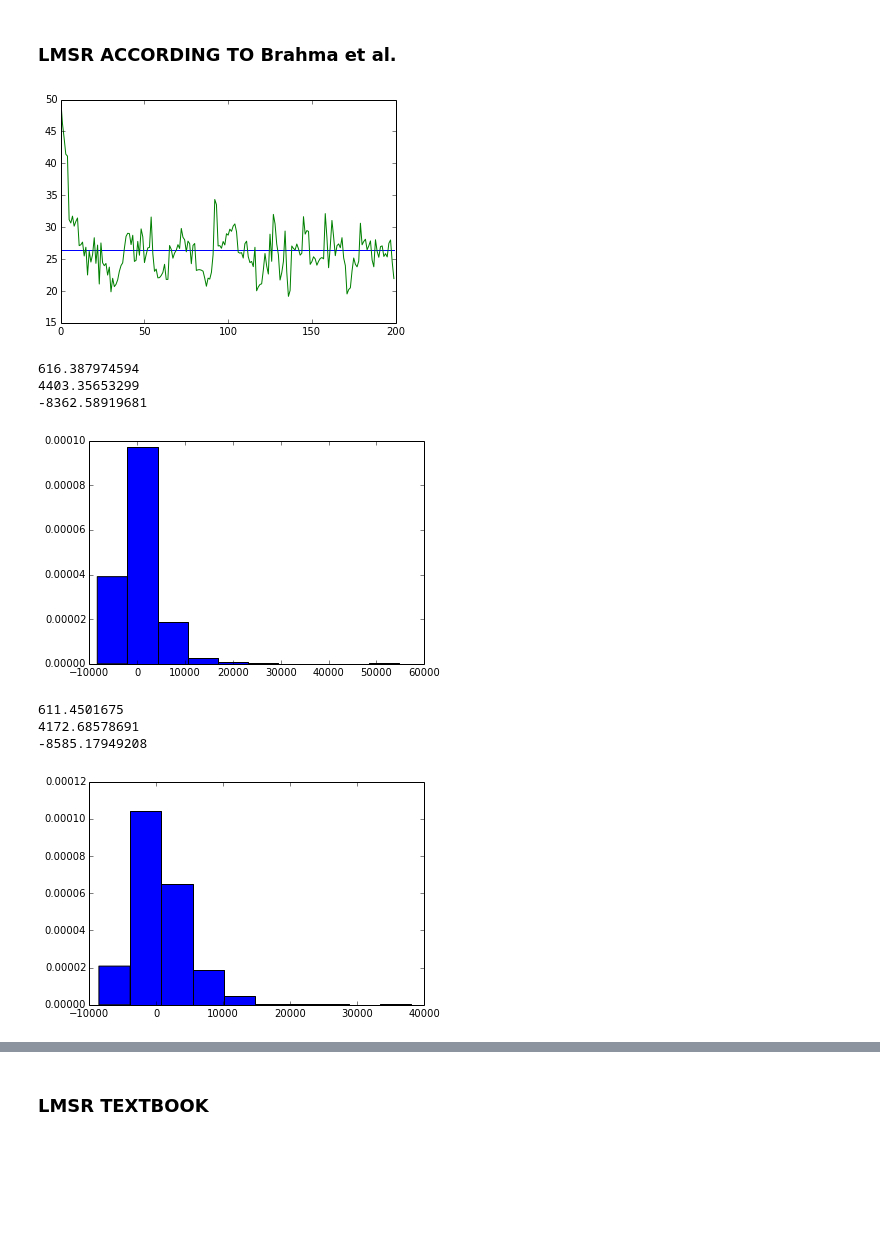
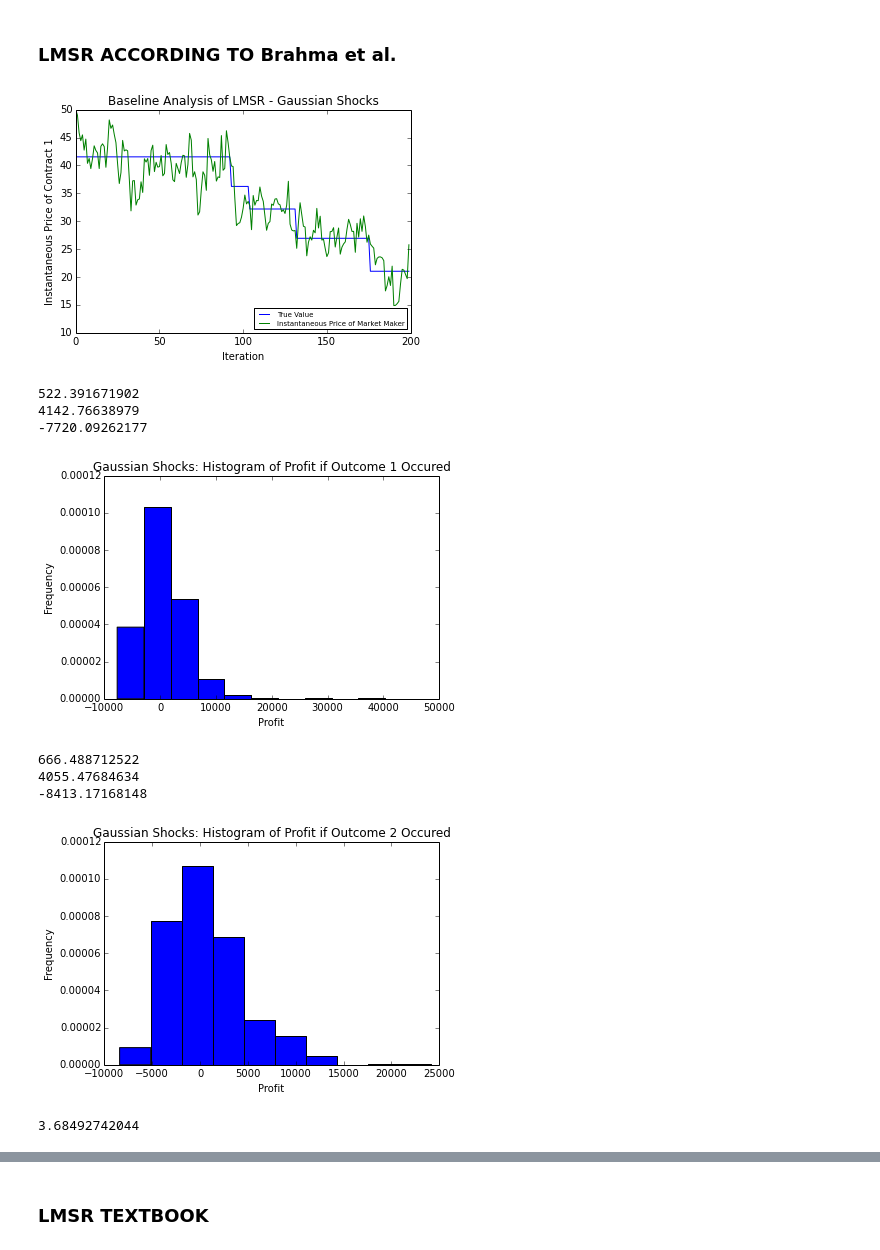
Before and after one commit to howardzhangcs/CS186FinalProject, a Jupyter notebook: Simulation/Simulation.ipynb, the cells around one changed output, grey strips where cells are left out. Drawn from its saved outputs; the diff is of its cells as text; code cells hidden in the pictures; blank space fills up the shorter version.

```diff
--- a/Simulation/Simulation.ipynb
+++ b/Simulation/Simulation.ipynb
@@ -35,7 +35,7 @@ import sklearn.datasets
 def runlmsr_gaussian(iterations, trialnumber, MMb, traderAlphaExponential, shock_prob, shock_sd):
     trial_1 = np.zeros(trialnumber)
     trial_2 = np.zeros(trialnumber)
-
+    rmse = np.zeros(trialnumber)
     for i in np.arange(0,trialnumber,1):
         # Initialize Market Model
         initialValue = np.random.normal(50,12)
@@ -60,21 +60,21 @@ def runlmsr_gaussian(iterations, trialnumber, MMb, traderAlphaExponential, shock
 
         #outcome 1
         MMquantity_1 = np.zeros(iterations)
-        MMquantity_1[0] = 0
         MMprice_1 = np.zeros(iterations)
         MMprice_1[0] = 50
 
         #outcome 2
         MMquantity_2 = np.zeros(iterations)
-        MMquantity_2[0] = 0
         MMprice_2 = np.zeros(iterations)
         MMprice_2[0] = 50
 
         #revenue
         MMpayment = np.zeros(iterations)
-        MMpayment[0] = 0
+
+        difference = np.zeros(iterations)
 
         for time in np.arange(1,iterations,1):
+            initialvalue = trueValue[time-1]
             if np.random.binomial(1,shock_prob) == 1:
                 initialValue = initialValue + np.random.normal(0, shockSD)
             trueValue[time] = initialValue
@@ -92,7 +92,7 @@ def runlmsr_gaussian(iterations, trialnumber, MMb, traderAlphaExponential, shock
                 quantityEquivalentprice = MMb*(np.log((traderValue*(np.exp(currentquantity_2/MMb))/100) / \
                                                       (1-traderValue/100)))-currentquantity_1
                 # error checking
-                if quantityEquivalentprice < 0:
+                if quantityEquivalentprice < 0 and traderValue < 99.:
                     print time, i, MMprice_1[time - 1], traderValue, currentquantity_1, currentquantity_2
                     raise NameError('Problem with Quantity Calculation')
                 quantityTrader_1 = min(quantityTrader, quantityEquivalentprice)
@@ -103,7 +103,7 @@ def runlmsr_gaussian(iterations, trialnumber, MMb, traderAlphaExponential, shock
                 quantityEquivalentprice = MMb*(np.log(((100-traderValue)*(np.exp(currentquantity_1/MMb))/100)/ \
                                                       (1-(100-traderValue)/100)))-currentquantity_2
                 # error checking
-                if quantityEquivalentprice < 0:
+                if quantityEquivalentprice < 0 and traderValue < 99.:
                     print time, i, MMprice_1[time - 1], traderValue, currentquantity_1, currentquantity_2
                     raise NameError('Problem with Quantity Calculation')
                 quantityTrader_2 = min(quantityTrader, quantityEquivalentprice)
@@ -114,38 +114,54 @@ def runlmsr_gaussian(iterations, trialnumber, MMb, traderAlphaExponential, shock
                                        np.log(np.exp(currentquantity_1/MMb)+np.exp(currentquantity_2/MMb)))
             MMprice_1[time] = 100*(np.exp(newquantity_1/MMb)/(np.exp(newquantity_1/MMb)+np.exp(newquantity_2/MMb)))
             MMprice_2[time] = 100*(np.exp(newquantity_2/MMb)/(np.exp(newquantity_1/MMb)+np.exp(newquantity_2/MMb)))
+            difference[time] = (MMprice_1[time] - trueValue[time]) ** 2
         trial_1[i] = np.sum(MMpayment)-100*np.sum(MMquantity_1)
         trial_2[i] = np.sum(MMpayment)-100*np.sum(MMquantity_2)
-    return trial_1, trial_2, trueValue, MMprice_1
+        rmse[i] = np.sqrt(np.sum(difference)/iterations)
+    return trial_1, trial_2, trueValue, MMprice_1, rmse
 # %%
 # Baseline Revenue Results
-trial_1, trial_2, trueValue, MMprice_1 = runlmsr_gaussian(200, 1000, 125, 20, 1/100, 5)
+trial_1, trial_2, trueValue, MMprice_1, rmse = runlmsr_gaussian(200, 1000, 125, 20, 1/100, 5)
 
 # plot sample simulation
 xs = np.arange(0,200,1)
 plt.plot(xs, trueValue, xs, MMprice_1)
+plt.xlabel('Iteration')
+plt.ylabel('Instantaneous Price of Contract 1')
+plt.title('Baseline Analysis of LMSR - Gaussian Shocks')
+plt.legend(('True Value', 'Instantaneous Price of Market Maker'),4, fontsize='x-small')
 plt.show()
 
 # outcome 1 occurs
 print(np.average(trial_1))
 print(np.std(trial_1))
 print(np.min(trial_1))
+
 plt.hist(trial_1, normed=1)
+plt.xlabel('Profit')
+plt.ylabel('Frequency')
+plt.title('Gaussian Shocks: Histogram of Profit if Outcome 1 Occured')
 plt.show()
 
 #outcome 2 occurs
 print(np.average(trial_2))
 print(np.std(trial_2))
 print(np.min(trial_2))
 plt.hist(trial_2, normed=1)
+plt.xlabel('Profit')
+plt.ylabel('Frequency')
+plt.title('Gaussian Shocks: Histogram of Profit if Outcome 2 Occured')
 plt.show()
+
+print(np.mean(rmse))
 # %% [output]
-[figure, old version]
+[figure, new version]
-616.387974594
-4403.35653299
--8362.58919681
+522.391671902
+4142.76638979
+-7720.09262177
-[figure, old version]
+[figure, new version]
-611.4501675
-4172.68578691
--8585.17949208
+666.488712522
+4055.47684634
+-8413.17168148
-[figure, old version]
+[figure, new version]
+3.68492742044
```
Also changed, not shown: parts of 26 cells of this notebook, 18 other files.
